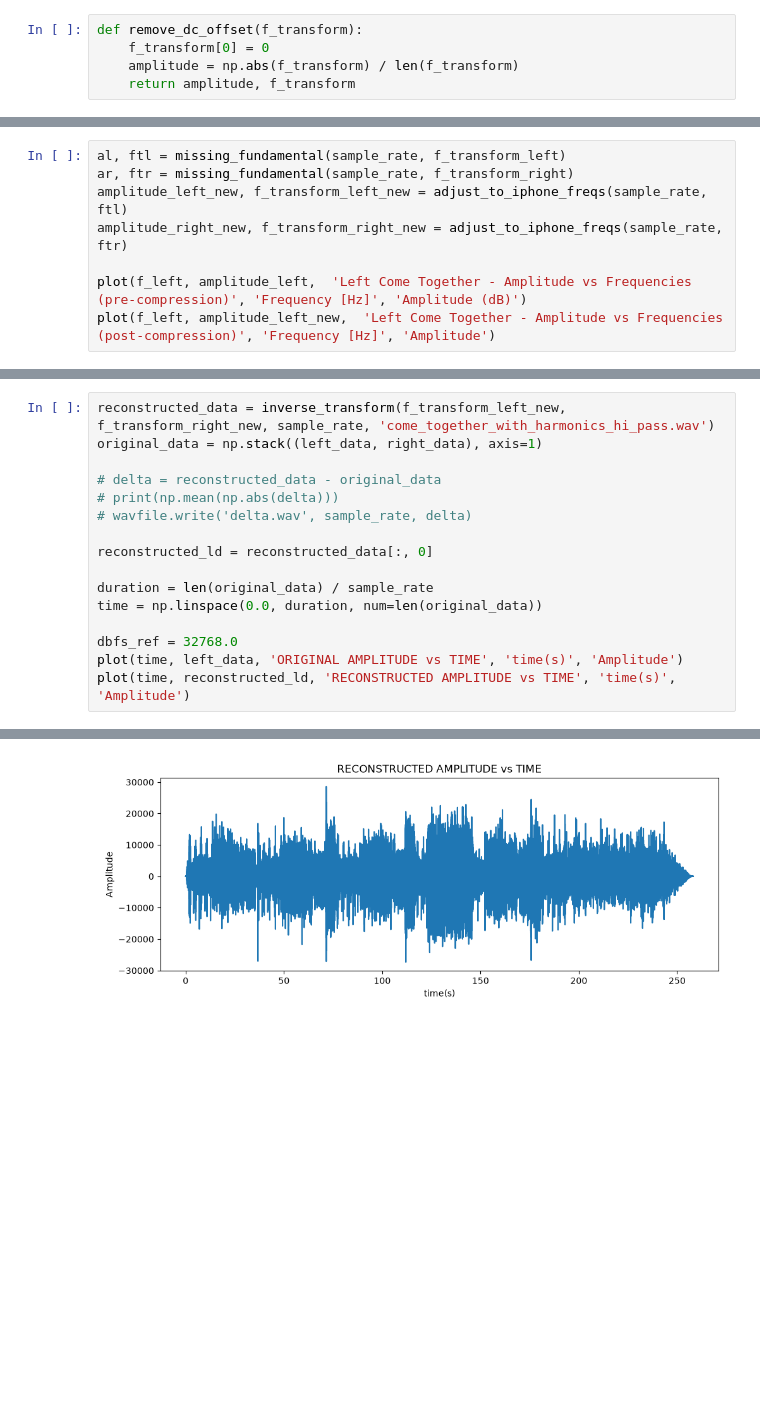
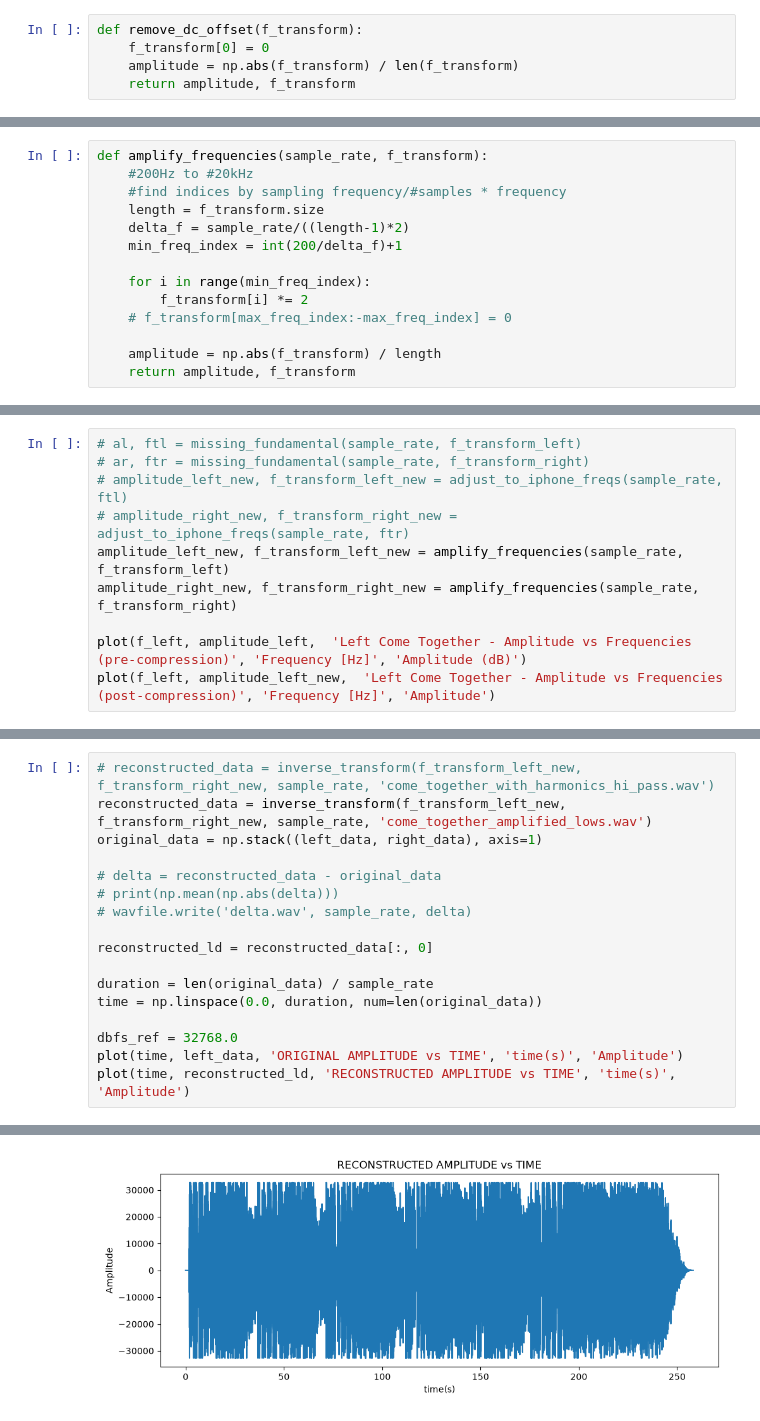
Before and after one commit to EranMaor/Audio-Processing, a Jupyter notebook: fourier.ipynb, the cells around one changed output, grey strips where cells are left out. Drawn from its saved outputs; the diff is of its cells as text; blank space fills up the shorter version.

Commit message:
Iteration 1.9: amplified low frequencies

```diff
--- a/fourier.ipynb
+++ b/fourier.ipynb
@@ -101,6 +101,20 @@ def adjust_to_iphone_freqs(sample_rate, f_transform):
 
     amplitude = np.abs(f_transform) / length
     return amplitude, f_transform
+# %%
+def amplify_frequencies(sample_rate, f_transform):
+    #200Hz to #20kHz
+    #find indices by sampling frequency/#samples * frequency
+    length = f_transform.size
+    delta_f = sample_rate/((length-1)*2)
+    min_freq_index = int(200/delta_f)+1
+
+    for i in range(min_freq_index):
+        f_transform[i] *= 2
+    # f_transform[max_freq_index:-max_freq_index] = 0
+
+    amplitude = np.abs(f_transform) / length
+    return amplitude, f_transform
 # %%
 def missing_fundamental(sample_rate, f_transform):
     length = f_transform.size
@@ -122,10 +136,12 @@ def missing_fundamental(sample_rate, f_transform):
     amplitude = np.abs(f_transform) / length
     return amplitude, f_transform
 # %%
-al, ftl = missing_fundamental(sample_rate, f_transform_left)
-ar, ftr = missing_fundamental(sample_rate, f_transform_right)
-amplitude_left_new, f_transform_left_new = adjust_to_iphone_freqs(sample_rate, ftl)
-amplitude_right_new, f_transform_right_new = adjust_to_iphone_freqs(sample_rate, ftr)
+# al, ftl = missing_fundamental(sample_rate, f_transform_left)
+# ar, ftr = missing_fundamental(sample_rate, f_transform_right)
+# amplitude_left_new, f_transform_left_new = adjust_to_iphone_freqs(sample_rate, ftl)
+# amplitude_right_new, f_transform_right_new = adjust_to_iphone_freqs(sample_rate, ftr)
+amplitude_left_new, f_transform_left_new = amplify_frequencies(sample_rate, f_transform_left)
+amplitude_right_new, f_transform_right_new = amplify_frequencies(sample_rate, f_transform_right)
 
 plot(f_left, amplitude_left,  'Left Come Together - Amplitude vs Frequencies (pre-compression)', 'Frequency [Hz]', 'Amplitude (dB)')
 plot(f_left, amplitude_left_new,  'Left Come Together - Amplitude vs Frequencies (post-compression)', 'Frequency [Hz]', 'Amplitude')
@@ -149,21 +160,22 @@ def inverse_transform(left, right, sample_rate, output_filename):
 
     return audio_data_int16
 # %%
-reconstructed_data = inverse_transform(f_transform_left_new, f_transform_right_new, sample_rate, 'come_together_with_harmonics_hi_pass.wav')
+# reconstructed_data = inverse_transform(f_transform_left_new, f_transform_right_new, sample_rate, 'come_together_with_harmonics_hi_pass.wav')
+reconstructed_data = inverse_transform(f_transform_left_new, f_transform_right_new, sample_rate, 'come_together_amplified_lows.wav')
 original_data = np.stack((left_data, right_data), axis=1)
 
 # delta = reconstructed_data - original_data
 # print(np.mean(np.abs(delta)))
 # wavfile.write('delta.wav', sample_rate, delta)
 
 reconstructed_ld = reconstructed_data[:, 0]
 
 duration = len(original_data) / sample_rate
 time = np.linspace(0.0, duration, num=len(original_data))
 
 dbfs_ref = 32768.0
 plot(time, left_data, 'ORIGINAL AMPLITUDE vs TIME', 'time(s)', 'Amplitude')
 plot(time, reconstructed_ld, 'RECONSTRUCTED AMPLITUDE vs TIME', 'time(s)', 'Amplitude')
 # %% [output]
 [figure]
-[figure, old version]
+[figure, new version]
```
Also changed, not shown: parts of 6 cells of this notebook, 2 other files.
